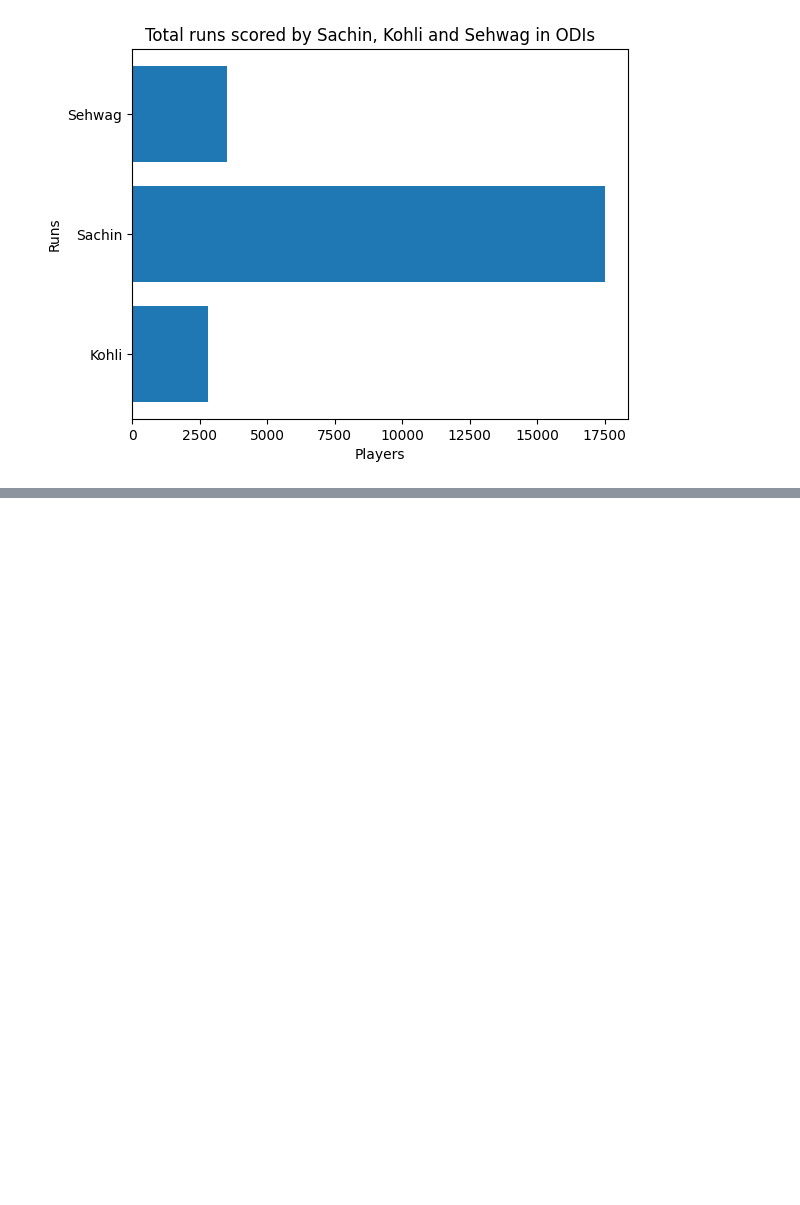
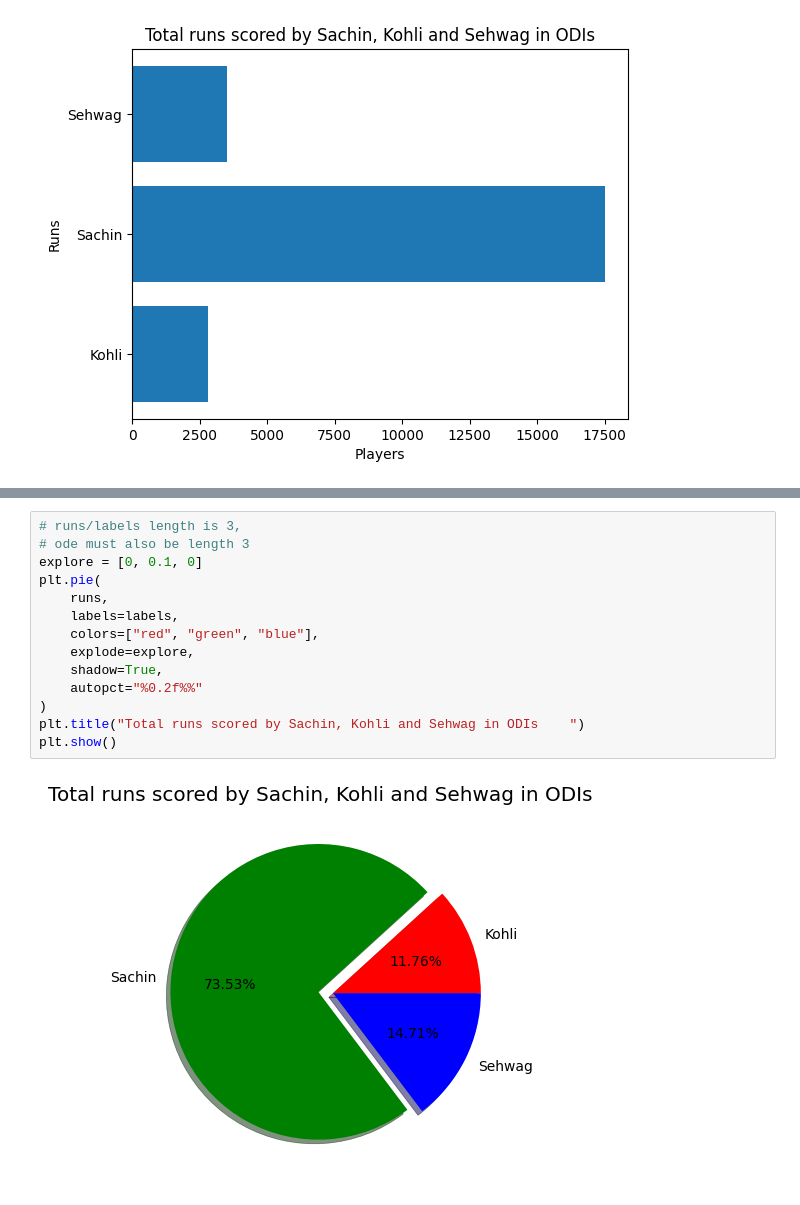
Before and after one commit to ashuwebdevloper/Data-Science-Project, a Jupyter notebook: MatplotlibCodewithharry/1.ipynb, the cells around one changed output, grey strips where cells are left out. Drawn from its saved outputs; the diff is of its cells as text; blank space fills up the shorter version.

```diff
--- a/MatplotlibCodewithharry/1.ipynb
+++ b/MatplotlibCodewithharry/1.ipynb
@@ -90,0 +113,16 @@ plt.show()
+# %%
+# runs/labels length is 3,
+# ode must also be length 3
+explore = [0, 0.1, 0]
+plt.pie(
+    runs,
+    labels=labels,
+    colors=["red", "green", "blue"],
+    explode=explore,
+    shadow=True,
+    autopct="%0.2f%%"
+)
+plt.title("Total runs scored by Sachin, Kohli and Sehwag in ODIs    ")
+plt.show()
+# %% [output]
+[figure, added]
```
Also changed, not shown: parts of 2 cells of this notebook, 2 other files.
